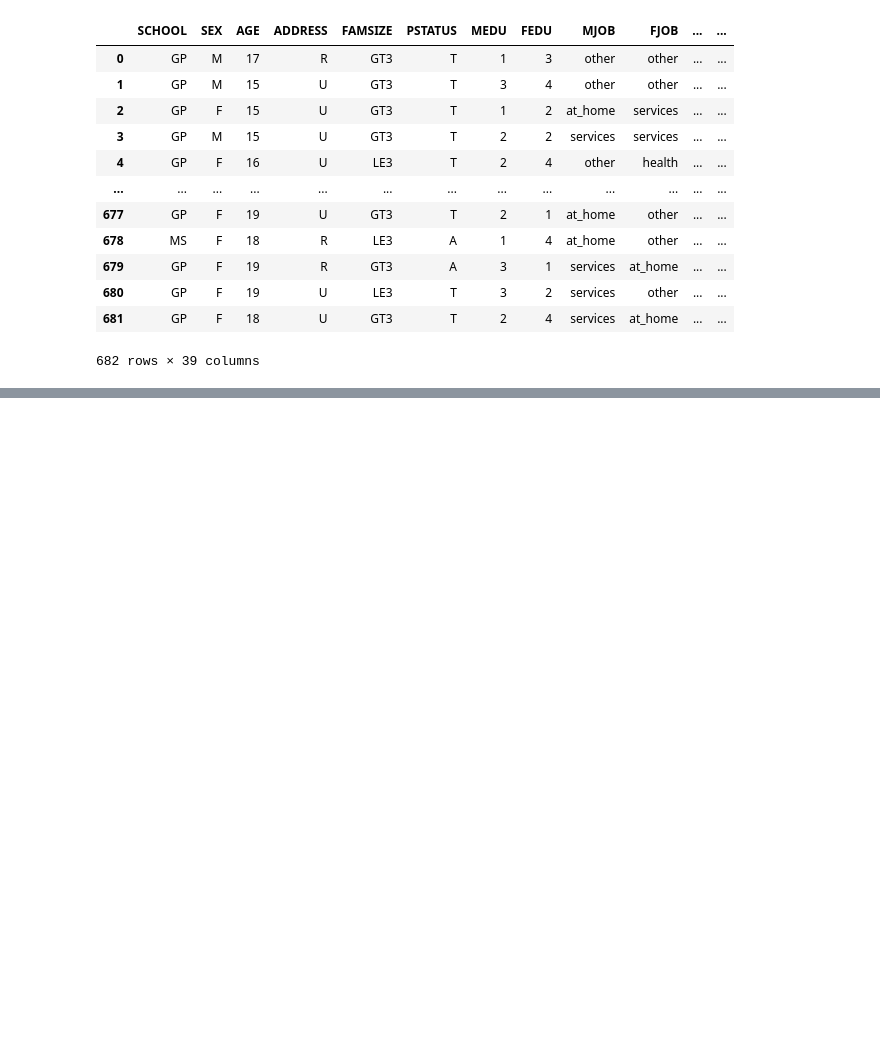
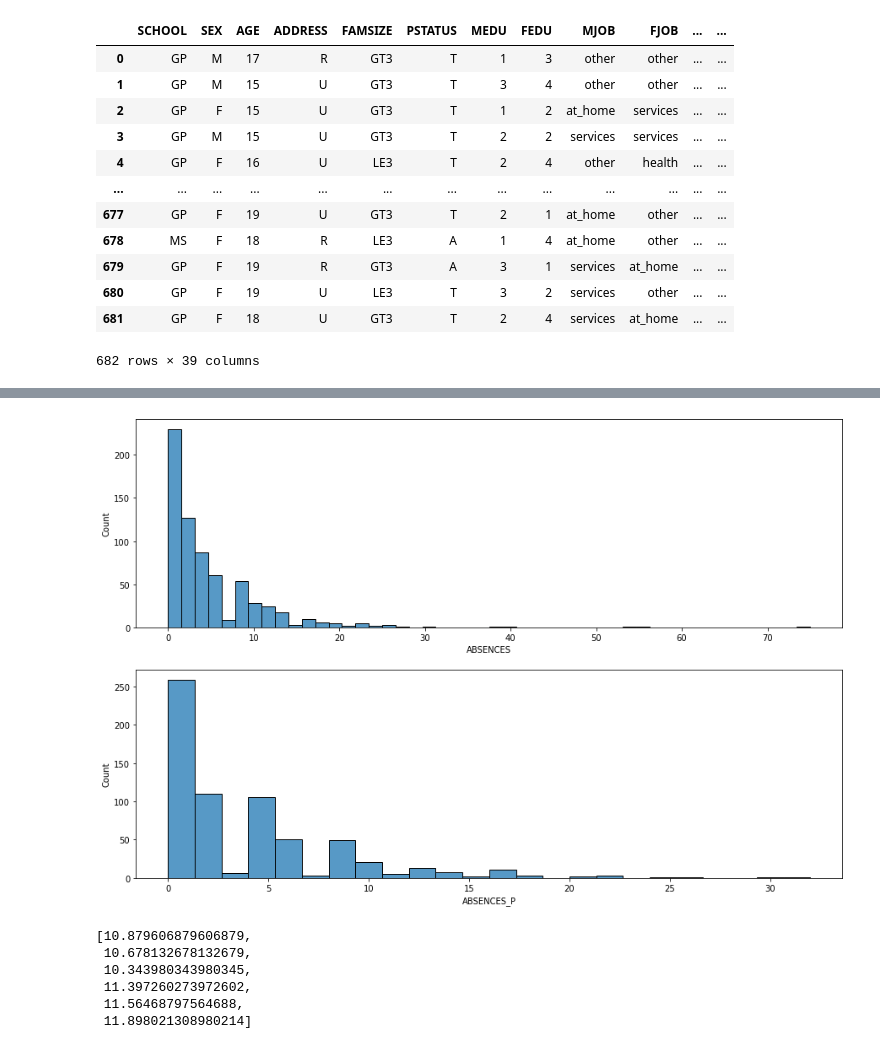
Before and after one commit to Forcause/ML_Labs, a Jupyter notebook: Lab_1/task_1.ipynb, the cells around one changed output, grey strips where cells are left out. Drawn from its saved outputs; the diff is of its cells as text; code cells hidden in the pictures; blank space fills up the shorter version.

```diff
--- a/Lab_1/task_1.ipynb
+++ b/Lab_1/task_1.ipynb
@@ -94,0 +99,24 @@ sns.boxplot(x = "AGE", y = "DALC", data = students)
+# %%
+#количество пропусков по занятиям (количественный)
+_, axes = plt.subplots(nrows=2, ncols=1, figsize=(15, 10))
+
+sns.histplot(x="ABSENCES", data=students, ax=axes[0])
+sns.histplot(x="ABSENCES_P", data=students, ax=axes[1]);
+# %% [output]
+[figure, added]
+# %%
+average_grade = []
+average_grade.append(students["G1M"].mean())
+average_grade.append(students["G2M"].mean())
+average_grade.append(students["G3M"].mean())
+average_grade.append(students["G1P"].mean())
+average_grade.append(students["G2P"].mean())
+average_grade.append(students["G3P"].mean())
+average_grade
+# %% [output]
+[10.879606879606879,
+ 10.678132678132679,
+ 10.343980343980345,
+ 11.397260273972602,
+ 11.56468797564688,
+ 11.898021308980214]
```
Also changed, not shown: parts of 34 cells of this notebook.
